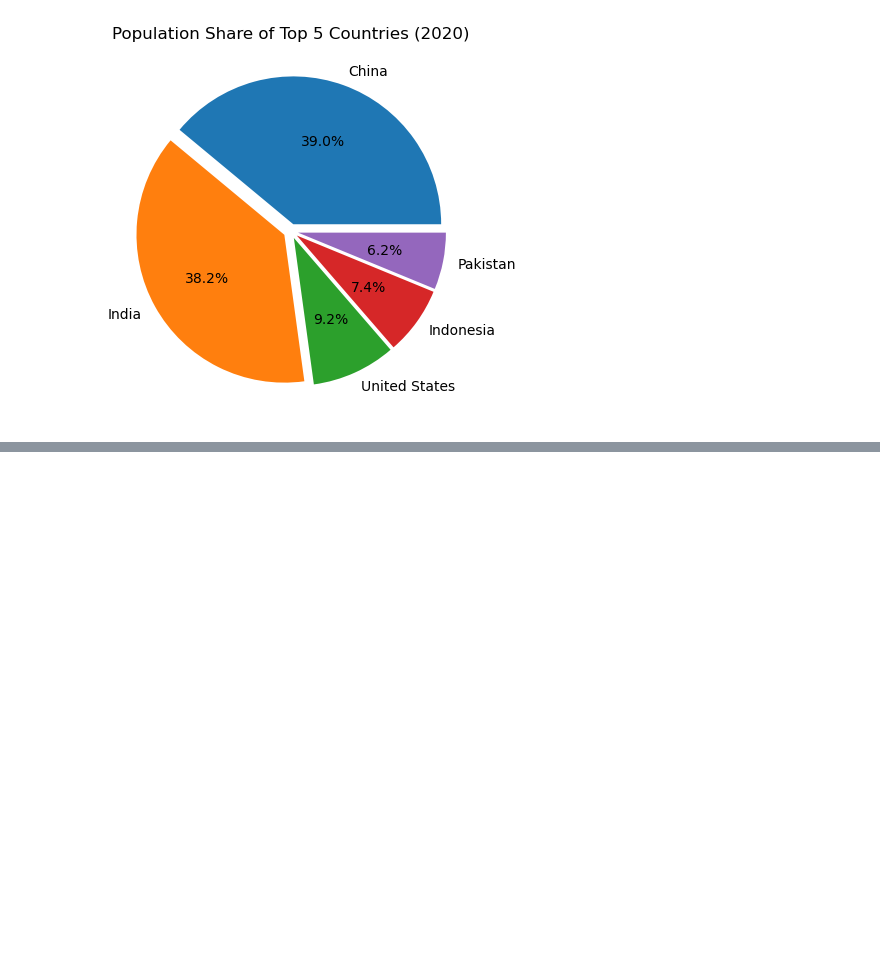
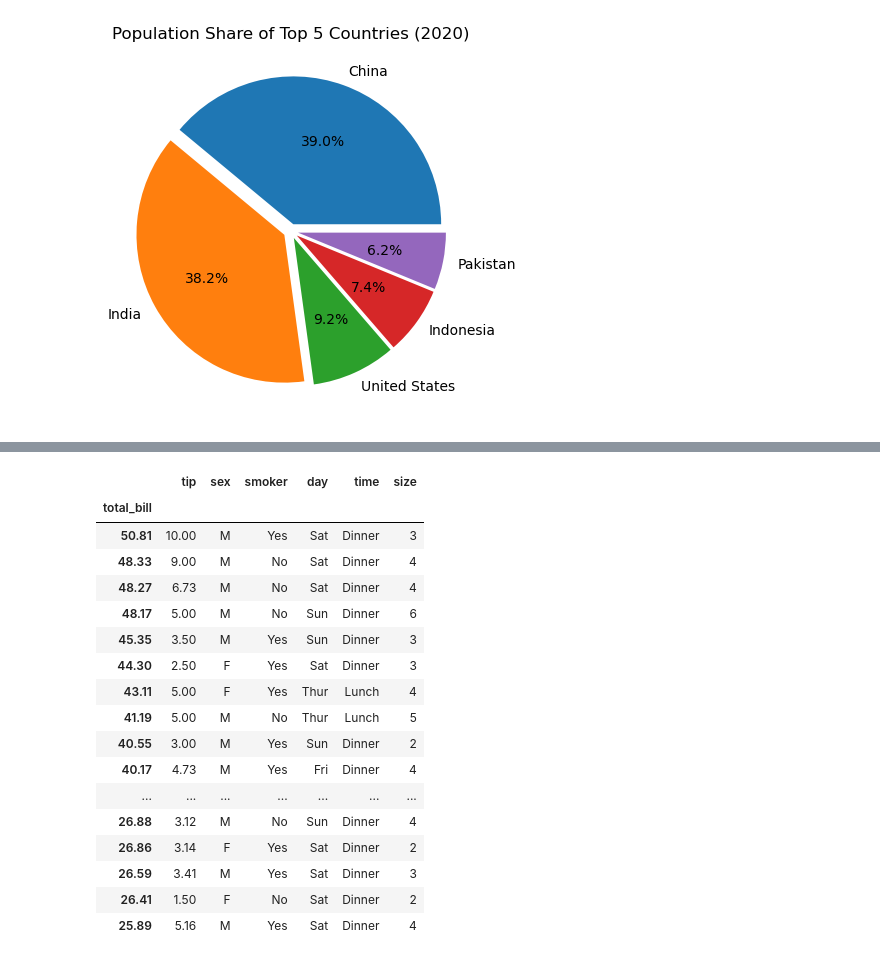
Before and after one commit to Wasiqmanzoor90/Garbage-Data, a Jupyter notebook: Metaplolib/index.ipynb, the cells around one changed output, grey strips where cells are left out. Saved outputs shown, nothing was run; the diff lists cells and outputs as text; code cells hidden in the pictures; blank space fills up the shorter version.

```diff
--- a/Metaplolib/index.ipynb
+++ b/Metaplolib/index.ipynb
@@ -82,0 +127,21 @@ plt.show
+# %%
+d1
+# %% [output]
+|  | tip | sex | smoker | day | time | size |
+| total_bill |  |  |  |  |  |  |
+| 50.81 | 10.00 | M | Yes | Sat | Dinner | 3 |
+| 48.33 | 9.00 | M | No | Sat | Dinner | 4 |
+| 48.27 | 6.73 | M | No | Sat | Dinner | 4 |
+| 48.17 | 5.00 | M | No | Sun | Dinner | 6 |
+| 45.35 | 3.50 | M | Yes | Sun | Dinner | 3 |
+| 44.30 | 2.50 | F | Yes | Sat | Dinner | 3 |
+| 43.11 | 5.00 | F | Yes | Thur | Lunch | 4 |
+| 41.19 | 5.00 | M | No | Thur | Lunch | 5 |
+| 40.55 | 3.00 | M | Yes | Sun | Dinner | 2 |
+| 40.17 | 4.73 | M | Yes | Fri | Dinner | 4 |
+| ... | ... | ... | ... | ... | ... | ... |
+| 26.88 | 3.12 | M | No | Sun | Dinner | 4 |
+| 26.86 | 3.14 | F | Yes | Sat | Dinner | 2 |
+| 26.59 | 3.41 | M | Yes | Sat | Dinner | 3 |
+| 26.41 | 1.50 | F | No | Sat | Dinner | 2 |
+| 25.89 | 5.16 | M | Yes | Sat | Dinner | 4 |
```
Also changed, not shown: parts of 14 cells of this notebook.
